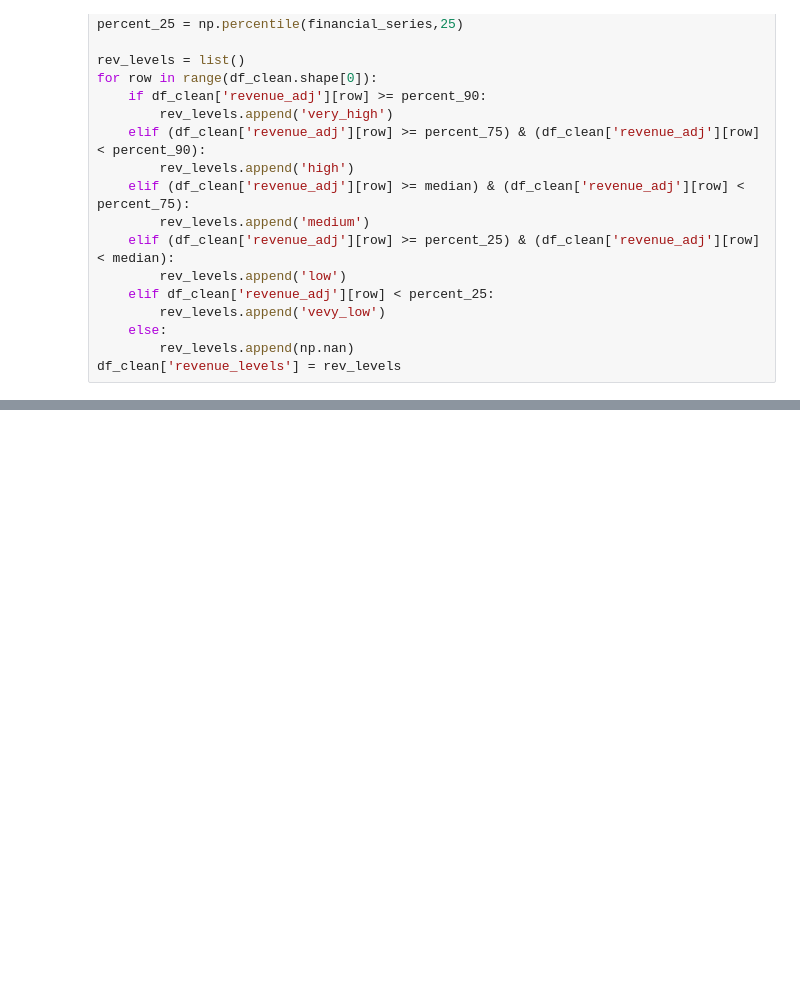
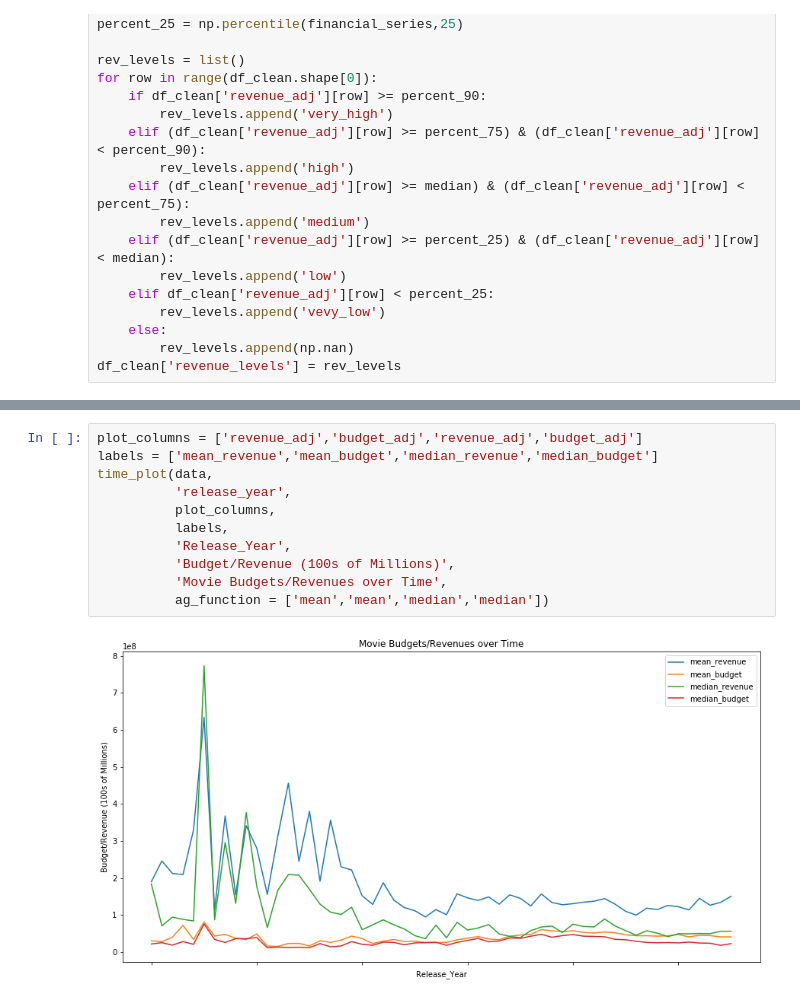
Before and after one commit to sjmiller8182/movie_dataset, a Jupyter notebook: Movies.ipynb, the cells around one changed output, grey strips where cells are left out. Cells and saved outputs as stored; diff of their text form; blank space fills up the shorter version.

```diff
--- a/Movies.ipynb
+++ b/Movies.ipynb
@@ -320,0 +340,13 @@ ax.set_xlabel('Release_Year');
+# %%
+plot_columns = ['revenue_adj','budget_adj','revenue_adj','budget_adj']
+labels = ['mean_revenue','mean_budget','median_revenue','median_budget']
+time_plot(data,
+          'release_year',
+          plot_columns,
+          labels,
+          'Release_Year',
+          'Budget/Revenue (100s of Millions)',
+          'Movie Budgets/Revenues over Time',
+          ag_function = ['mean','mean','median','median'])
+# %% [output]
+[figure, added]
```
Also changed, not shown: parts of 8 cells of this notebook.
